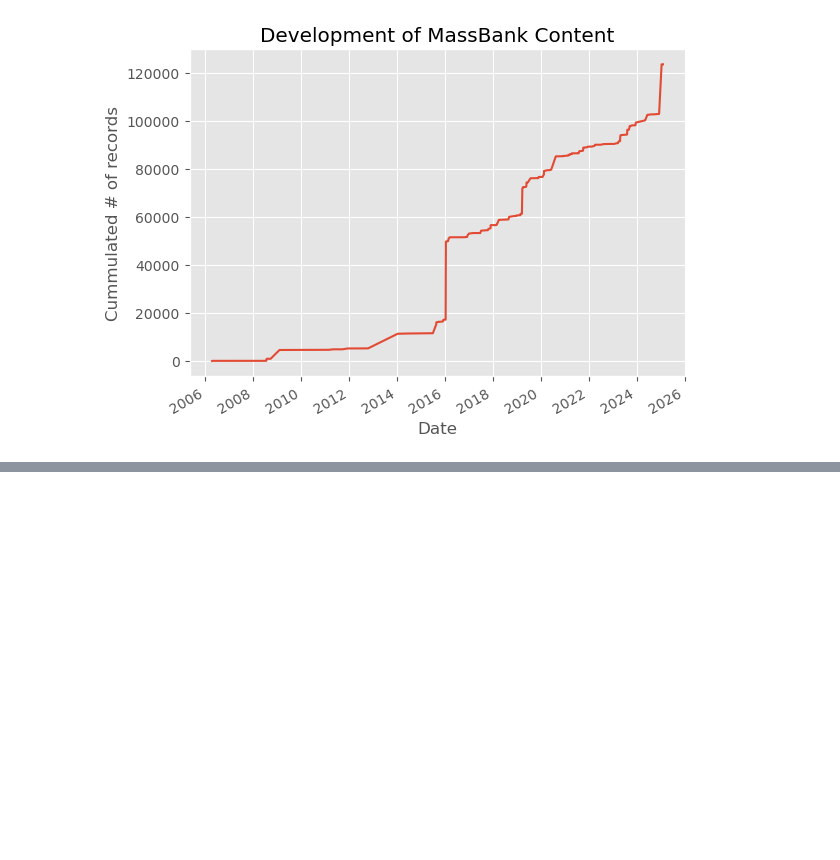
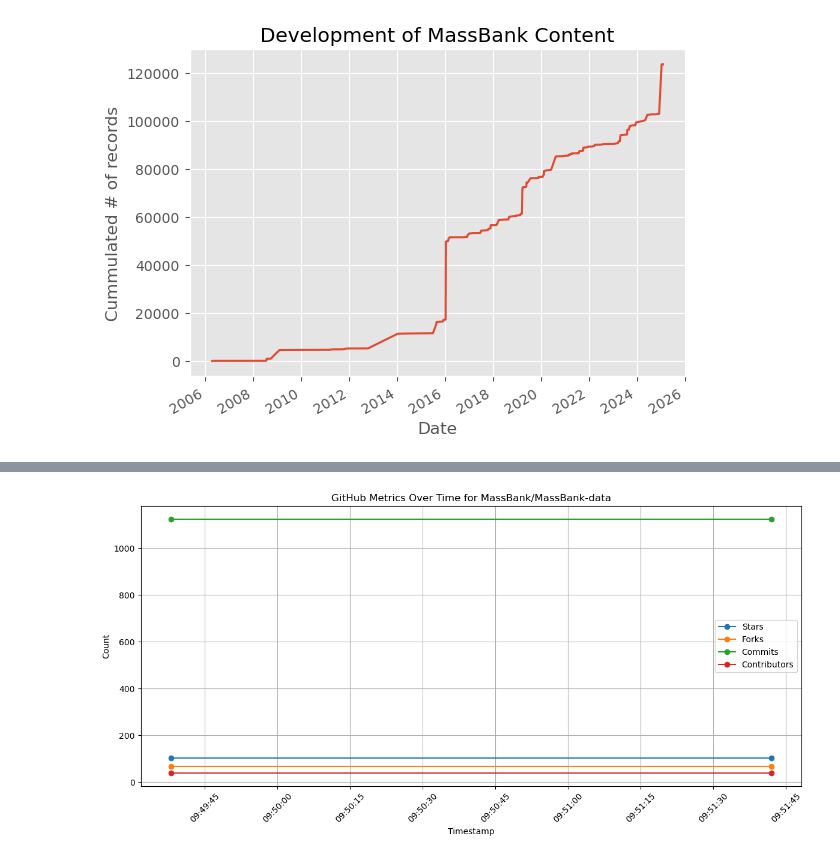
Before and after one commit to MassBank/MassBank-analytics, a Jupyter notebook: record_grow.ipynb, the cells around one changed output, grey strips where cells are left out. Cells and saved outputs as stored; diff of their text form; code cells hidden in the pictures; blank space fills up the shorter version.

```diff
--- a/record_grow.ipynb
+++ b/record_grow.ipynb
@@ -137,0 +177,78 @@ plt.show()
+# %%
+import requests
+import csv
+import os
+from datetime import datetime
+import matplotlib.pyplot as plt
+import pandas as pd
+
+# Read GitHub token from local file
+with open("github_token.txt", "r") as f:
+    token = f.read().strip()
+
+# GitHub repository info
+owner = "MassBank"
+repo = "MassBank-data"
+headers = {
+    "Accept": "application/vnd.github+json",
+    "Authorization": f"Bearer {token}"
+}
+
+# CSV file
+csv_file = "data/repo_metrics.csv"
+timestamp = datetime.now().strftime("%Y-%m-%d %H:%M:%S")
+
+# Fetch basic repo info
+repo_url = f"https://api.github.com/repos/{owner}/{repo}"
+repo_data = requests.get(repo_url, headers=headers).json()
+stars = repo_data.get("stargazers_count", 0)
+forks = repo_data.get("forks_count", 0)
+
+# Count commits
+commits_url = f"https://api.github.com/repos/{owner}/{repo}/commits?per_page=1"
+commits_resp = requests.get(commits_url, headers=headers)
+if "Link" in commits_resp.headers:
+    try:
+        commits = int(commits_resp.headers["Link"].split("page=")[-1].split(">")[0])
+    except:
+        commits = 1
+else:
+    commits = len(commits_resp.json())
+
+# Count contributors
+contributors_url = f"https://api.github.com/repos/{owner}/{repo}/contributors?per_page=1&anon=true"
+contributors_resp = requests.get(contributors_url, headers=headers)
+if "Link" in contributors_resp.headers:
+    try:
+        contributors = int(contributors_resp.headers["Link"].split("page=")[-1].split(">")[0])
+    except:
+        contributors = len(contributors_resp.json())
+else:
+    contributors = len(contributors_resp.json())
+
+# Append to CSV
+file_exists = os.path.isfile(csv_file)
+with open(csv_file, mode='a', newline='') as file:
+    writer = csv.writer(file)
+    if not file_exists:
+        writer.writerow(["Timestamp", "Stars", "Forks", "Commits", "Contributors"])
+    writer.writerow([timestamp, stars, forks, commits, contributors])
+
+# Plotting
+df = pd.read_csv(csv_file)
+df["Timestamp"] = pd.to_datetime(df["Timestamp"])
+
+plt.figure(figsize=(12, 6))
+for column in ["Stars", "Forks", "Commits", "Contributors"]:
+    plt.plot(df["Timestamp"], df[column], label=column, marker='o')
+
+plt.xlabel("Timestamp")
+plt.ylabel("Count")
+plt.title(f"GitHub Metrics Over Time for {owner}/{repo}")
+plt.legend()
+plt.grid(True)
+plt.xticks(rotation=45)
+plt.tight_layout()
+plt.show()
+# %% [output]
+[figure, added]
```
Also changed, not shown: parts of 2 cells of this notebook, 3 other files.
